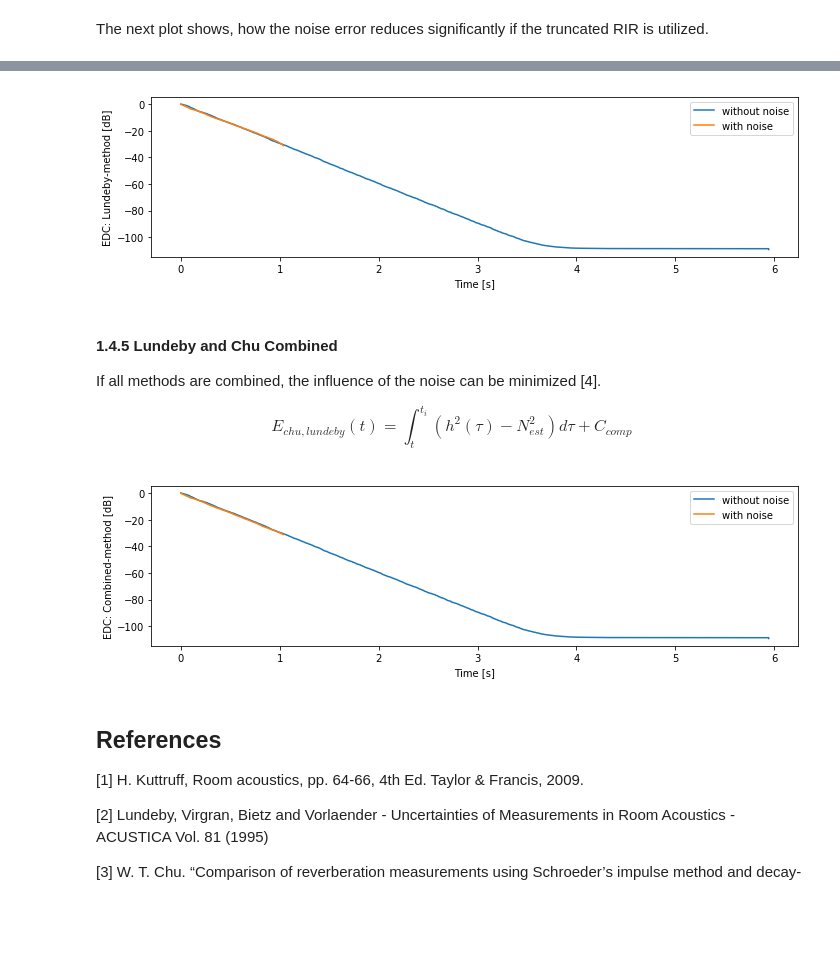
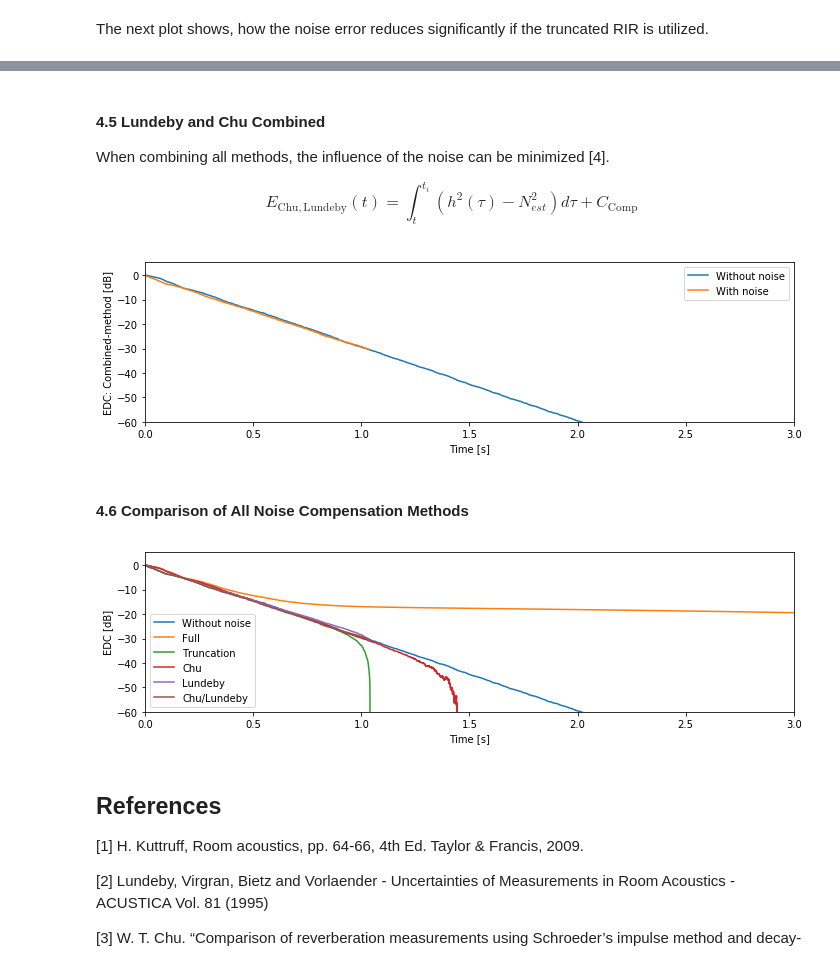
Before and after one commit to pyfar/pyrato, a Jupyter notebook: getting_started.ipynb, the cells around one changed output, grey strips where cells are left out. Cells and saved outputs as stored; diff of their text form; code cells hidden in the pictures; blank space fills up the shorter version.

Commit message:
- Changed "Getting Started" Notebook. - Added option for defining the noise level manually. - Limited all lines to a maximum of 79+X characters.

```diff
--- a/getting_started.ipynb
+++ b/getting_started.ipynb
@@ -169,0 +179,20 @@ $$ E(t)_{chu} = \int_t^{t_{IR}} (h^2(\tau) - N_{est}^2) d\tau  $$
+# %%
+edc_chu_auto = enh.energy_decay_curve_chu(
+        rir_1_noise, sampling_rate, freq='broadband', noise_level='auto', is_energy=False, time_shift=False,
+        channel_independent=False, normalize=True, plot=False)
+
+noise_level_man = enh.estimate_noise_energy(rir_1_noise, interval=[0.5, 1.0], is_energy=False)
+edc_chu_man = enh.energy_decay_curve_chu(
+        rir_1_noise, sampling_rate, freq='broadband', noise_level=noise_level_man, is_energy=False, time_shift=False,
+        channel_independent=False, normalize=True, plot=False)
+
+plt.figure(figsize=(10, 3))
+plt.plot(time_vector, 10*np.log10(edc_full_rir_compare), label='Without noise')
+plt.plot(time_vector, 10*np.log10(edc_chu_auto.T), label='With noise')
+plt.plot(time_vector, 10*np.log10(edc_chu_man.T), label='With noise, manually specified noise level')
+plt.xlabel('Time [s]')
+plt.ylabel('EDC: Chu-method [dB]')
+plt.ylim(-60)
+plt.xlim(0,3)
+plt.legend()
+plt.tight_layout()
@@ -196,37 +229,43 @@ TO-DO: Reference for correction term?
+# %% [markdown]
+#### 4.5 Lundeby and Chu Combined
+
+When combining all methods, the influence of the noise can be minimized [4].
+
+$$ E_\mathrm{Chu, Lundeby}(t) = \int_t^{t_i} (h^2(\tau) - N_{est}^2) d\tau + C_\mathrm{Comp}  $$
 # %%
-edc_lundeby = enh.energy_decay_curve_lundeby(
+edc_chu_lundeby = enh.energy_decay_curve_chu_lundeby(
         rir_1_noise, sampling_rate, freq='broadband', is_energy=False, time_shift=True,
         channel_independent=False, normalize=True, plot=False)
 
 plt.figure(figsize=(10, 3))
-plt.plot(time_vector, 10*np.log10(edc_full_rir_compare), label='without noise')
-plt.plot(time_vector, 10*np.log10(edc_lundeby.T), label='with noise')
+plt.plot(time_vector, 10*np.log10(edc_full_rir_compare), label='Without noise')
+plt.plot(time_vector, 10*np.log10(edc_chu_lundeby.T), label='With noise')
 plt.xlabel('Time [s]')
-plt.ylabel('EDC: Lundeby-method [dB]')
+plt.ylabel('EDC: Combined-method [dB]')
+plt.ylim(-60)
+plt.xlim(0,3)
 plt.legend()
 plt.tight_layout()
 # %% [output]
-[figure, old version]
+[figure, new version]
-# %% [markdown]
-#### 1.4.5 Lundeby and Chu Combined
-
-If all methods are combined, the influence of the noise can be minimized [4].
-
-$$ E_{chu, lundeby}(t) = \int_t^{t_i} (h^2(\tau) - N_{est}^2) d\tau + C_{comp}  $$
+# %% [markdown]
+#### 4.6 Comparison of All Noise Compensation Methods
 # %%
-edc_chu_lundeby = enh.energy_decay_curve_chu_lundeby(
-        rir_1_noise, sampling_rate, freq='broadband', is_energy=False, time_shift=True,
-        channel_independent=False, normalize=True, plot=False)
-
 plt.figure(figsize=(10, 3))
-plt.plot(time_vector, 10*np.log10(edc_full_rir_compare), label='without noise')
-plt.plot(time_vector, 10*np.log10(edc_chu_lundeby.T), label='with noise')
+plt.plot(time_vector, 10*np.log10(edc_full_rir_compare), label='Without noise')
+plt.plot(time_vector, 10*np.log10(edc_full_rir.T), label='Full')
+plt.plot(time_vector, 10*np.log10(edc_truncation.T), label='Truncation')
+plt.plot(time_vector, 10*np.log10(edc_chu_man.T), label='Chu')
+plt.plot(time_vector, 10*np.log10(edc_lundeby.T), label='Lundeby')
+plt.plot(time_vector, 10*np.log10(edc_chu_lundeby.T), label='Chu/Lundeby')
 plt.xlabel('Time [s]')
-plt.ylabel('EDC: Combined-method [dB]')
+plt.ylabel('EDC [dB]')
+plt.ylim(-60)
+plt.xlim(0,3)
 plt.legend()
 plt.tight_layout()
 # %% [output]
-[figure, old version]
+[figure, new version]
 # %% [markdown]
 ## References
 [1] H. Kuttruff, Room acoustics, pp. 64-66, 4th Ed. Taylor & Francis, 2009.
```
Also changed, not shown: parts of 17 cells of this notebook, 3 other files.
